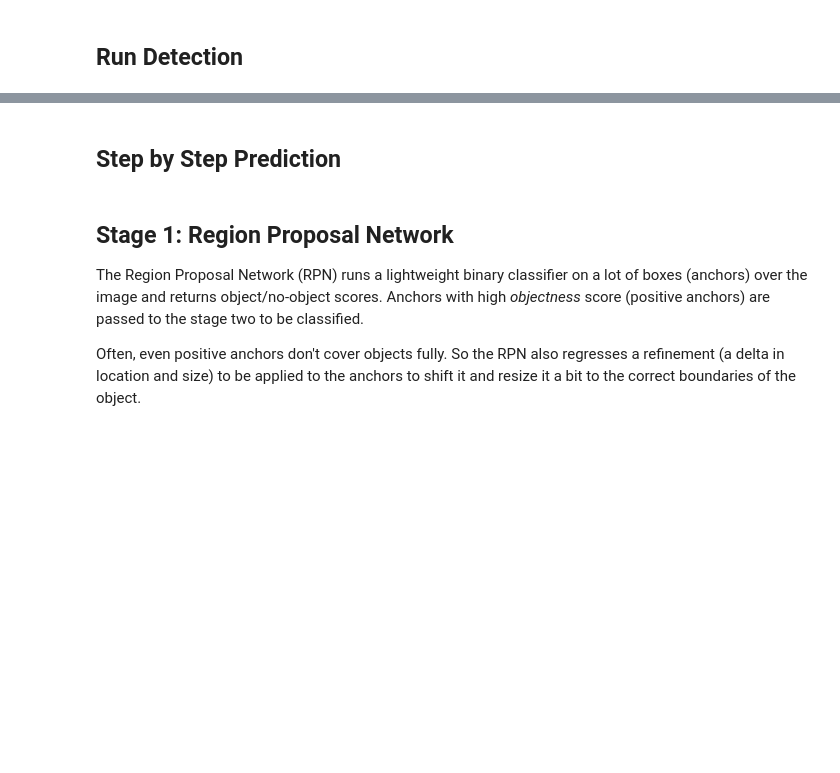
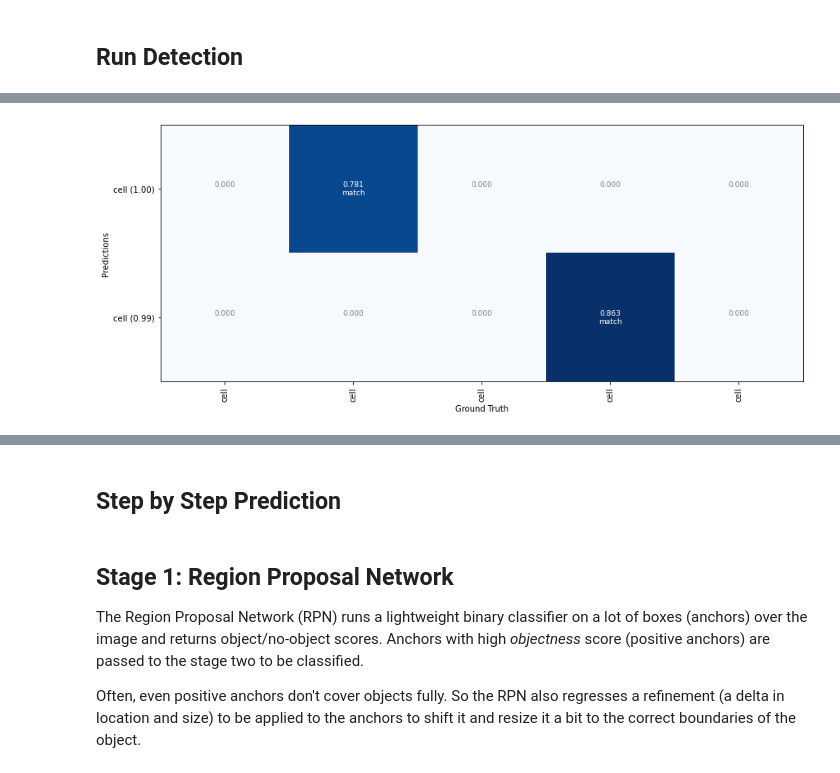
Before and after one commit to misakadam97/cell_mrcnn, a Jupyter notebook: notebooks/inspect_cell_model.ipynb, the cells around one changed output, grey strips where cells are left out. Drawn from its saved outputs; the diff is of its cells as text; code cells hidden in the pictures; blank space fills up the shorter version.

```diff
--- a/notebooks/inspect_cell_model.ipynb
+++ b/notebooks/inspect_cell_model.ipynb
@@ -303,0 +331,5 @@ anchors                  shape: (1, 1047552, 4)       min:   -0.17686  max:    1
+# %%
+visualize.plot_overlaps(gt_class_id, r['class_ids'], r['scores'],
+                  overlaps, dataset.class_names, threshold=0.5)
+# %% [output]
+[figure, added]
```
Also changed, not shown: parts of 27 cells of this notebook, 7 other files.
